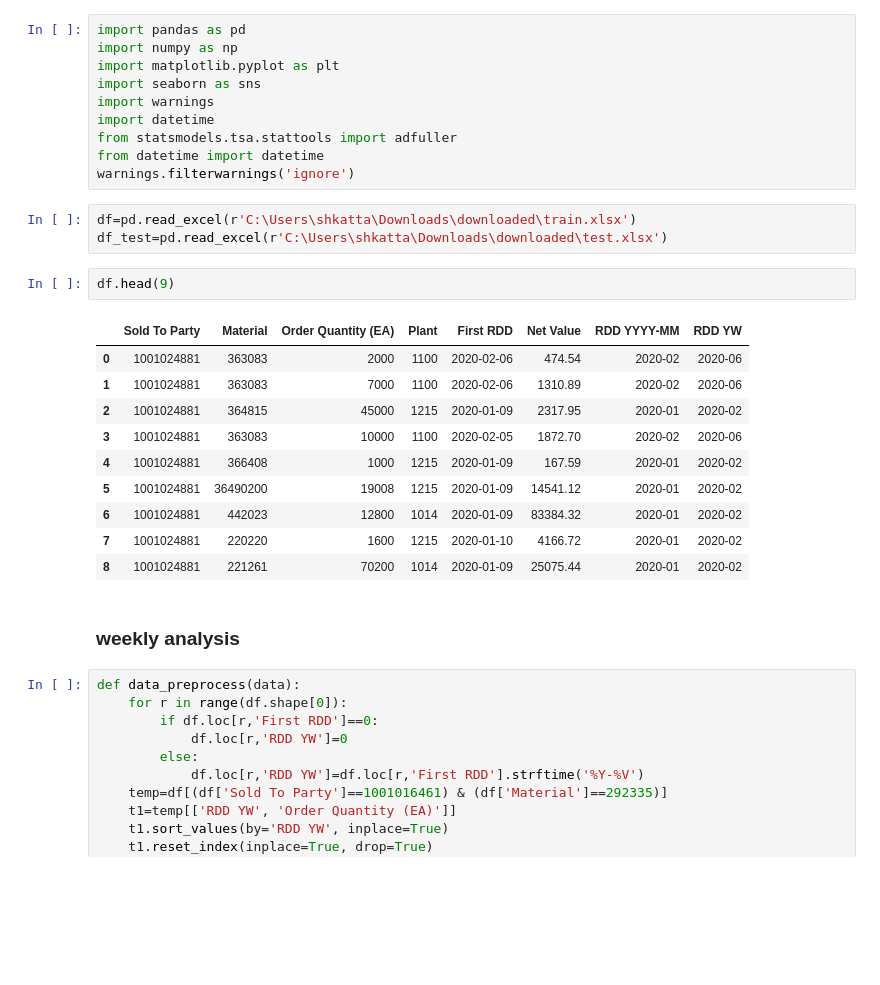
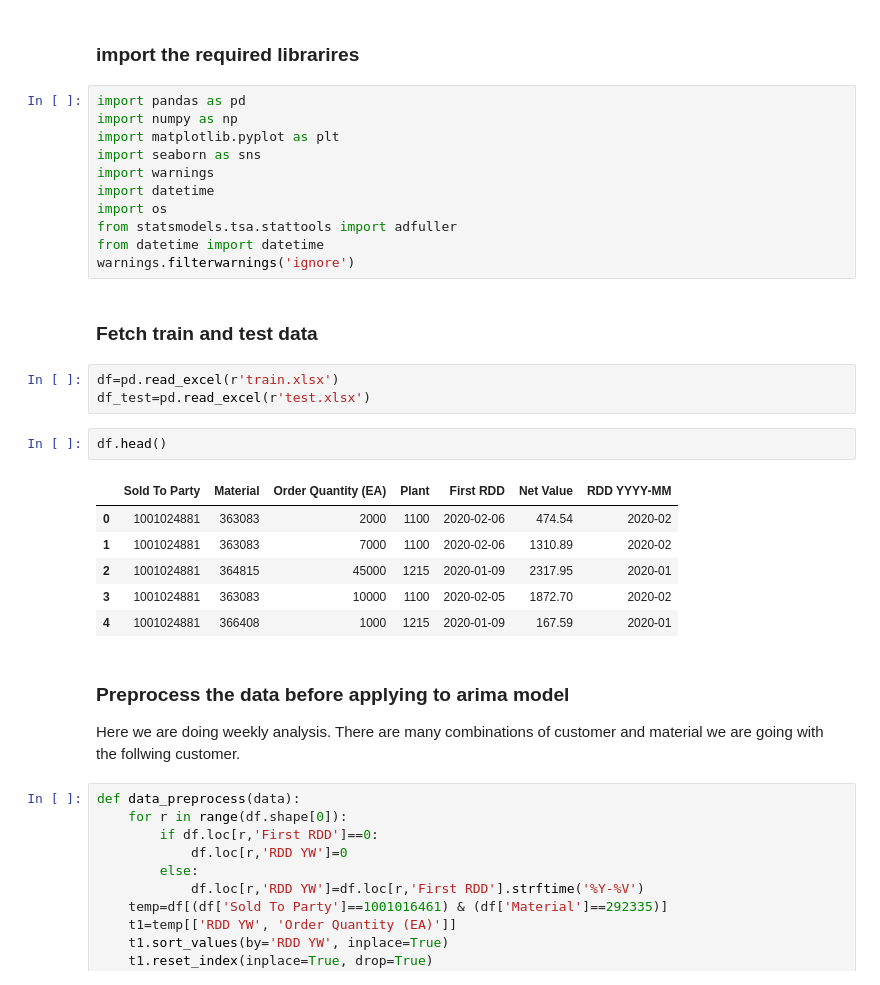
Before and after one commit to sheshank1436/Time-series-Analysis, a Jupyter notebook: auto_arima.ipynb, the cells around one changed output. Cells and saved outputs as stored; diff of their text form; blank space fills up the shorter version.

```diff
--- a/auto_arima.ipynb
+++ b/auto_arima.ipynb
@@ -1,3 +1,5 @@
+# %% [markdown]
+### import the required librarires
 # %%
 import pandas as pd
 import numpy as np
@@ -5,27 +7,27 @@ import matplotlib.pyplot as plt
 import seaborn as sns
 import warnings
 import datetime
+import os
 from statsmodels.tsa.stattools import adfuller
 from datetime import datetime
 warnings.filterwarnings('ignore')
+# %% [markdown]
+### Fetch train and test data
 # %%
-df=pd.read_excel(r'C:\Users\shkatta\Downloads\downloaded\train.xlsx')
-df_test=pd.read_excel(r'C:\Users\shkatta\Downloads\downloaded\test.xlsx')
+df=pd.read_excel(r'train.xlsx')
+df_test=pd.read_excel(r'test.xlsx')
 # %%
-df.head(9)
+df.head()
 # %% [output]
-|  | Sold To Party | Material | Order Quantity (EA) | Plant | First RDD | Net Value | RDD YYYY-MM | RDD YW |
-| 0 | 1001024881 | 363083 | 2000 | 1100 | 2020-02-06 | 474.54 | 2020-02 | 2020-06 |
-| 1 | 1001024881 | 363083 | 7000 | 1100 | 2020-02-06 | 1310.89 | 2020-02 | 2020-06 |
-| 2 | 1001024881 | 364815 | 45000 | 1215 | 2020-01-09 | 2317.95 | 2020-01 | 2020-02 |
-| 3 | 1001024881 | 363083 | 10000 | 1100 | 2020-02-05 | 1872.70 | 2020-02 | 2020-06 |
-| 4 | 1001024881 | 366408 | 1000 | 1215 | 2020-01-09 | 167.59 | 2020-01 | 2020-02 |
-| 5 | 1001024881 | 36490200 | 19008 | 1215 | 2020-01-09 | 14541.12 | 2020-01 | 2020-02 |
-| 6 | 1001024881 | 442023 | 12800 | 1014 | 2020-01-09 | 83384.32 | 2020-01 | 2020-02 |
-| 7 | 1001024881 | 220220 | 1600 | 1215 | 2020-01-10 | 4166.72 | 2020-01 | 2020-02 |
-| 8 | 1001024881 | 221261 | 70200 | 1014 | 2020-01-09 | 25075.44 | 2020-01 | 2020-02 |
+|  | Sold To Party | Material | Order Quantity (EA) | Plant | First RDD | Net Value | RDD YYYY-MM |
+| 0 | 1001024881 | 363083 | 2000 | 1100 | 2020-02-06 | 474.54 | 2020-02 |
+| 1 | 1001024881 | 363083 | 7000 | 1100 | 2020-02-06 | 1310.89 | 2020-02 |
+| 2 | 1001024881 | 364815 | 45000 | 1215 | 2020-01-09 | 2317.95 | 2020-01 |
+| 3 | 1001024881 | 363083 | 10000 | 1100 | 2020-02-05 | 1872.70 | 2020-02 |
+| 4 | 1001024881 | 366408 | 1000 | 1215 | 2020-01-09 | 167.59 | 2020-01 |
-# %% [markdown]
-### weekly analysis
+# %% [markdown]
+### Preprocess the data before applying to arima model
+Here we are doing weekly analysis. There are many combinations of customer and material we are going with the follwing customer.
 # %%
 def data_preprocess(data):
     for r in range(df.shape[0]):
```
Also changed, not shown: parts of 12 cells of this notebook.
